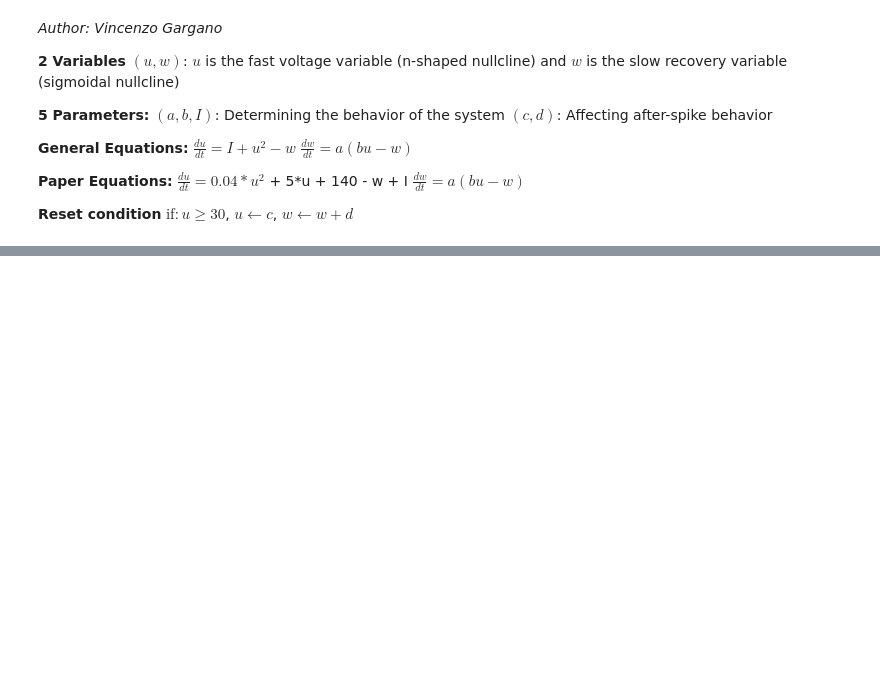
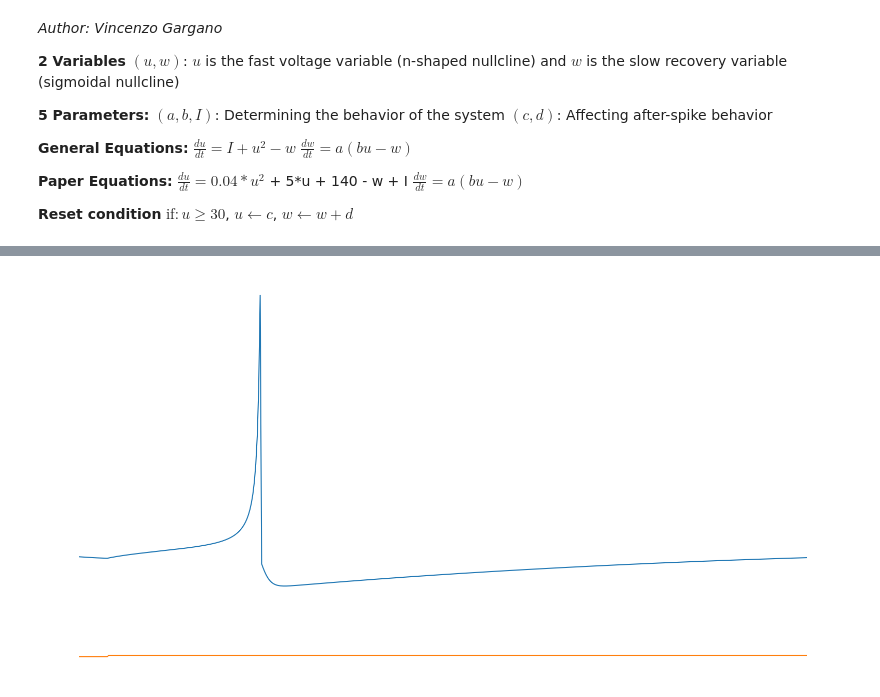
Before and after one commit to U-n-Own/UniversityNotes, a Jupyter notebook: Assignments/ComputationalNeuroscience/FirstAssignment/izhikevich_simulation.ipynb, the cells around one changed output, grey strips where cells are left out. Saved outputs shown, nothing was run; the diff lists cells and outputs as text; code cells hidden in the pictures; blank space fills up the shorter version.

```diff
--- a/Assignments/ComputationalNeuroscience/FirstAssignment/izhikevich_simulation.ipynb
+++ b/Assignments/ComputationalNeuroscience/FirstAssignment/izhikevich_simulation.ipynb
@@ -54,0 +170,23 @@ Text(0.5, 1.0, 'Izhikevich Model')
+# %%
+# Current
+
+T = 500
+T1 = 20
+I = np.zeros(T)
+
+current_input = 0.5
+
+#I = np.full(T, 20)
+
+# current is 0 the first 200 and 14 until the end
+I[:T1] = 0
+I[T1:] = np.full(T-T1, current_input)
+# %%
+phasic_spike = IzhikevichModel(a = 0.02, b = 0.25, c = -65, d = 6, I = I, u = -64, w = 0.25*-64)
+
+# Simulate the model
+t, u, w, spikes = phasic_spike.simulate(T=T, I=I)
+
+draw_spiking_behaviour(t, u, I, spikes, T1)
+# %% [output]
+[figure, added]
```
Also changed, not shown: parts of 33 cells of this notebook, 1 other file.
